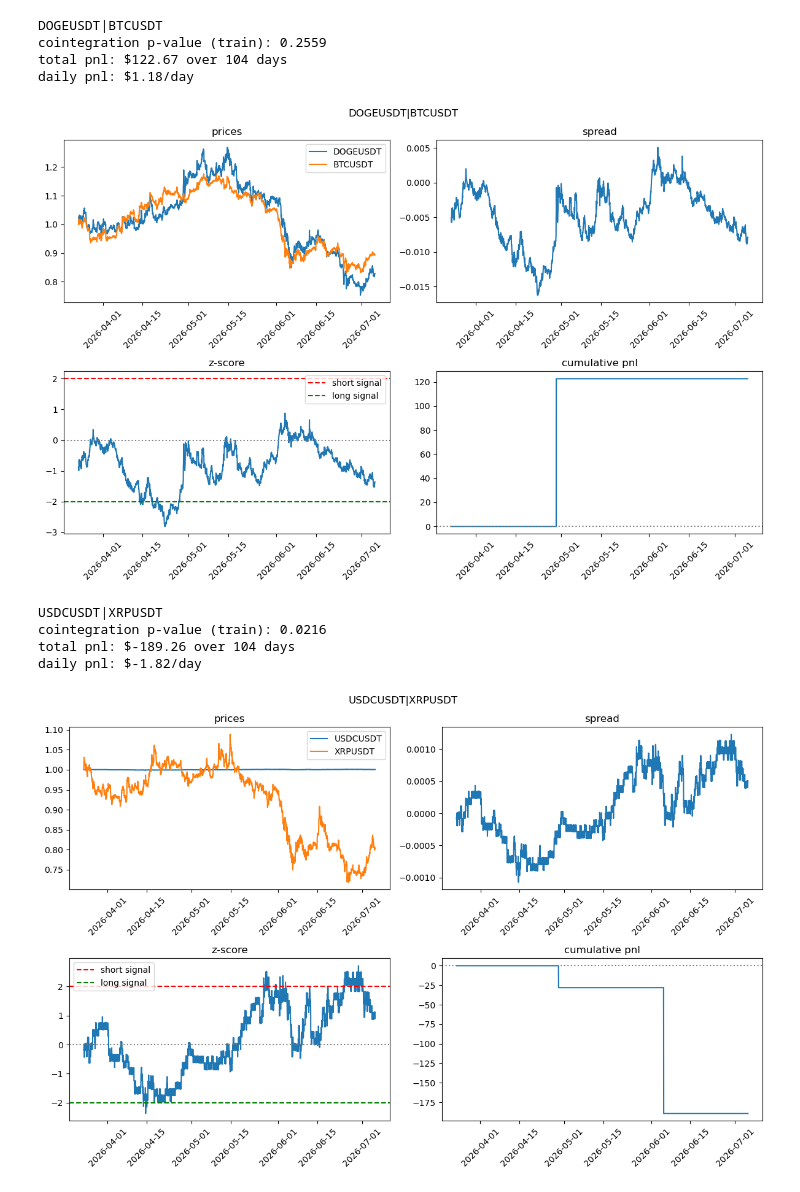
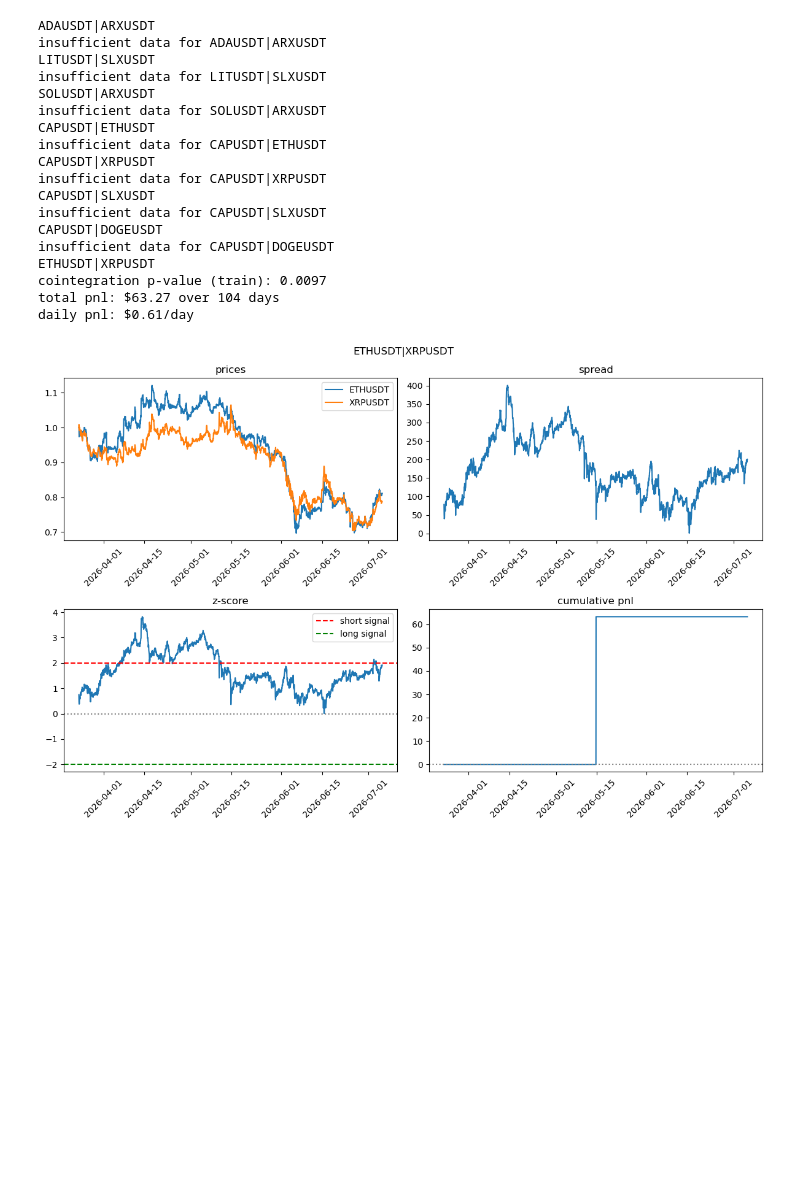
Before and after one commit to rayylii/crypto-stat-arb, a Jupyter notebook: analysis.ipynb, the cells around one changed output. Saved outputs shown, nothing was run; the diff lists cells and outputs as text; code cells hidden in the pictures; blank space fills up the shorter version.

Commit message:
filter stablecoin and add fixed end date

```diff
--- a/analysis.ipynb
+++ b/analysis.ipynb
@@ -11,5 +12,8 @@ CAPITAL = 1_000 # $1000 per side, $2000 per trade
 # %%
-def get_historical_data(symbol, interval='60', num_candles=5000):
+def get_historical_data(symbol, interval='60', num_candles=5000, end=FIXED_END):
+    if not end:
+        end = int(time.time() * 1000)
+
     # docs: https://bybit-exchange.github.io/docs/v5/market/kline
     url = 'https://api.bybit.com/v5/market/kline'
     all_data = []
@@ -149,7 +153,7 @@ print(tickers[:50])
 # %%
-btc = get_historical_data('BTCUSDT')
-eth = get_historical_data('ETHUSDT')
-sol = get_historical_data('SOLUSDT')
+btc = get_historical_data('BTCUSDT', end=FIXED_END)
+eth = get_historical_data('ETHUSDT', end=FIXED_END)
+sol = get_historical_data('SOLUSDT', end=FIXED_END)
 btc.head()
 # %% [output]
 |  | timestamp | close |
@@ -199,7 +203,7 @@ print(tickers_filt[:50])
 # %%
 data_filt = {}
 for ticker in tickers_filt:
-    data_filt[ticker] = get_historical_data(ticker)
+    data_filt[ticker] = get_historical_data(ticker, end=FIXED_END)
 
 results = []
 for i, a in enumerate(tickers_filt):
@@ -263,7 +267,7 @@ print(tickers_liquid)
 # %%
 data_liquid = {}
 for ticker in tickers_liquid:
-    data_liquid[ticker] = get_historical_data(ticker)
+    data_liquid[ticker] = get_historical_data(ticker, end=FIXED_END)
 
 results_liquid = []
 for i, a in enumerate(tickers_liquid):
@@ -275,6 +279,7 @@ for i, a in enumerate(tickers_liquid):
 
 results_liquid_df = pd.DataFrame(results_liquid, columns=['ticker_a', 'ticker_b', 'pvalue'])
 strong = results_liquid_df[results_liquid_df['pvalue'] < 0.05]
-print(len(strong))
-print(strong.to_string())
+strong_filt = strong[(strong['ticker_a'] != 'USDCUSDT') & (strong['ticker_b'] != 'USDCUSDT')] # USDCUSDT is a stablecoin pegged to US dollar (spread reduces to mean reversion)
+print(len(strong_filt))
+print(strong_filt.to_string())
 # %% [output]
@@ -296,15 +296,24 @@ print(strong.to_string())
 # %%
-for ticker_a, ticker_b in zip(strong['ticker_a'], strong['ticker_b']):
+for ticker_a, ticker_b in zip(strong_filt['ticker_a'], strong_filt['ticker_b']):
     print(f"{ticker_a}|{ticker_b}")
     analyse_pair(ticker_a, ticker_b, data_liquid)
 # %% [output]
-DOGEUSDT|BTCUSDT
-cointegration p-value (train): 0.2559
-total pnl: $122.67 over 104 days
-daily pnl: $1.18/day
+ADAUSDT|ARXUSDT
+insufficient data for ADAUSDT|ARXUSDT
+LITUSDT|SLXUSDT
+insufficient data for LITUSDT|SLXUSDT
+SOLUSDT|ARXUSDT
+insufficient data for SOLUSDT|ARXUSDT
+CAPUSDT|ETHUSDT
+insufficient data for CAPUSDT|ETHUSDT
+CAPUSDT|XRPUSDT
+insufficient data for CAPUSDT|XRPUSDT
+CAPUSDT|SLXUSDT
+insufficient data for CAPUSDT|SLXUSDT
+CAPUSDT|DOGEUSDT
+insufficient data for CAPUSDT|DOGEUSDT
+ETHUSDT|XRPUSDT
+cointegration p-value (train): 0.0097
+total pnl: $63.27 over 104 days
+daily pnl: $0.61/day
-[figure, old version]
+[figure, new version]
-USDCUSDT|XRPUSDT
-cointegration p-value (train): 0.0216
-total pnl: $-189.26 over 104 days
-daily pnl: $-1.82/day
-[figure, removed]
```
Also changed, not shown: parts of 12 cells of this notebook.
